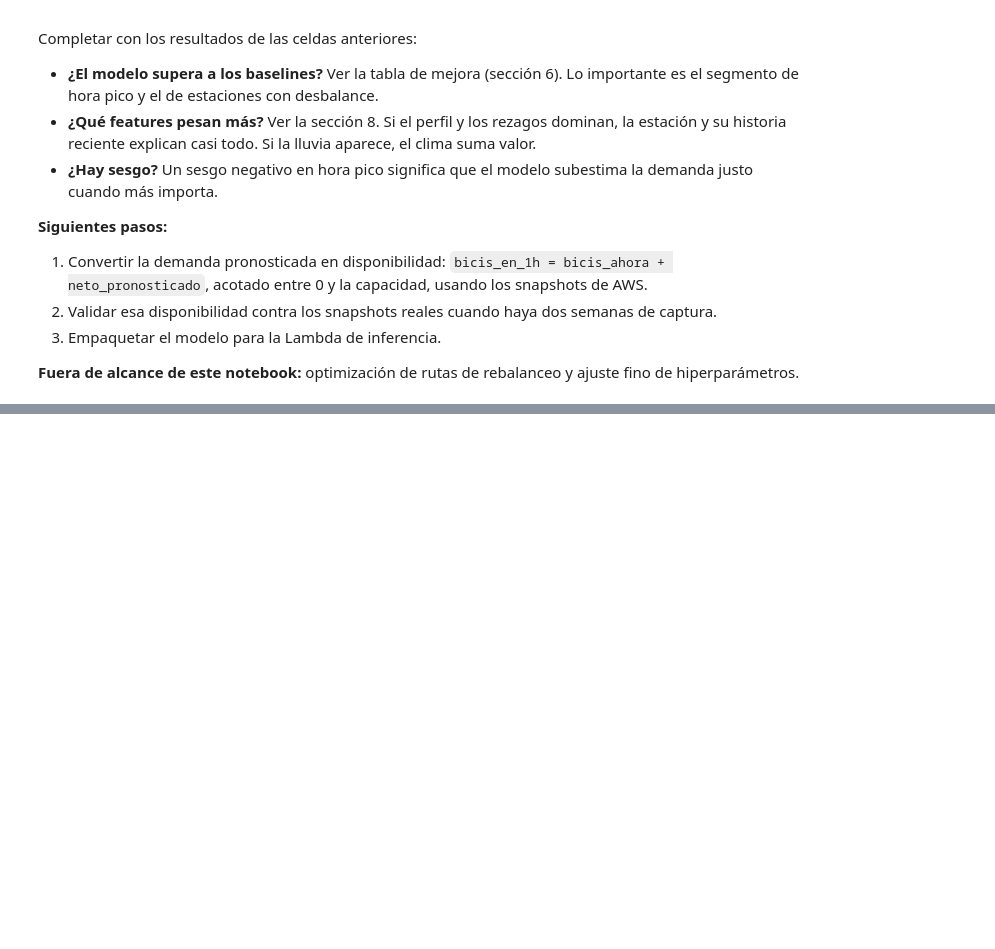
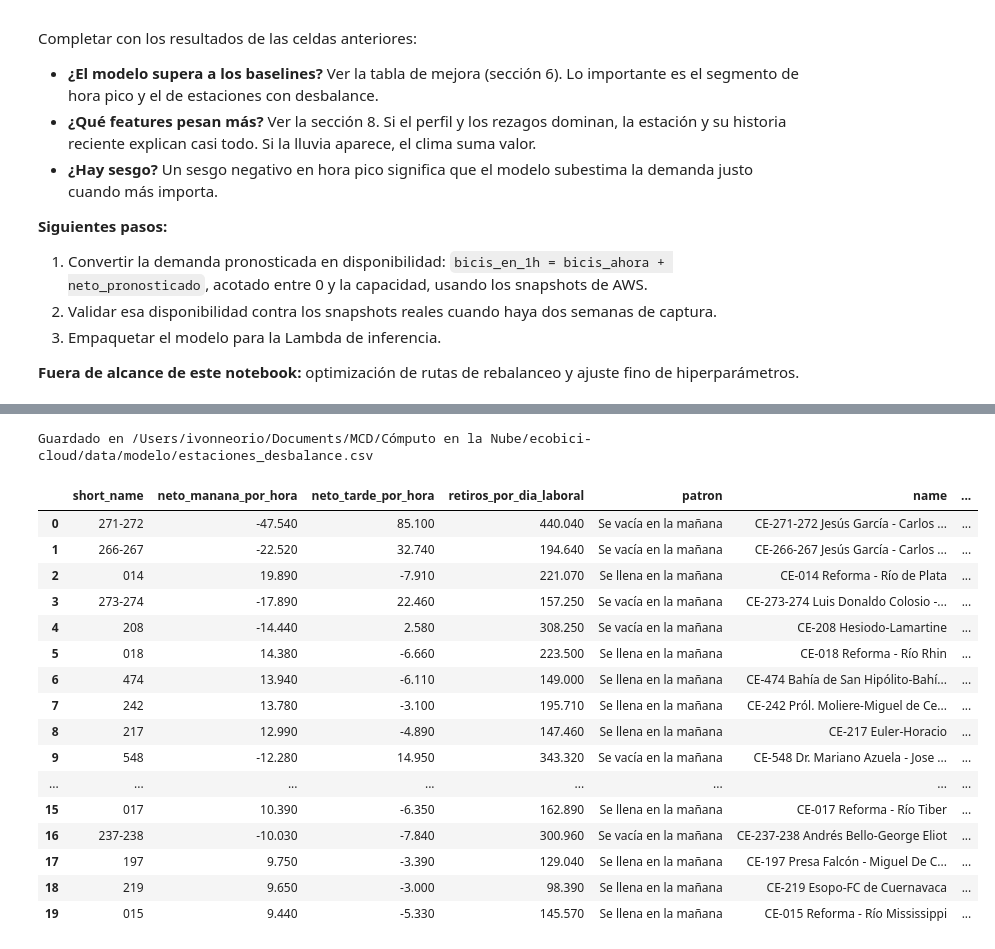
Before and after one commit to IvonneEO/ecobici-cloud, a Jupyter notebook: notebooks/02_modelo_demanda.ipynb, the cells around one changed output, grey strips where cells are left out. Cells and saved outputs as stored; diff of their text form; code cells hidden in the pictures; blank space fills up the shorter version.

```diff
--- a/notebooks/02_modelo_demanda.ipynb
+++ b/notebooks/02_modelo_demanda.ipynb
@@ -221,0 +292,43 @@ Completar con los resultados de las celdas anteriores:
+# %%
+# Tabla de estaciones con más desbalance para el perfil funcional (sin datos personales)
+cat_files = sorted((ROOT / "data" / "silver" / "dim_station").rglob("*.parquet"))
+cat = pd.read_parquet(cat_files[-1])[["short_name", "name", "lat", "lon", "capacity"]]
+
+lab = train[train["dia_laboral"]]
+neto_manana = lab[lab["hora"].between(6, 10)].groupby("station")["neto"].mean().rename("neto_manana_por_hora")
+neto_tarde = lab[lab["hora"].between(16, 20)].groupby("station")["neto"].mean().rename("neto_tarde_por_hora")
+retiros_dia = (lab.groupby(["station", lab["ts_hour"].dt.date])["retiros"].sum()
+                  .groupby("station").mean().rename("retiros_por_dia_laboral"))
+
+t = pd.concat([neto_manana, neto_tarde, retiros_dia], axis=1)
+t["patron"] = np.where(t["neto_manana_por_hora"] < 0, "Se vacía en la mañana", "Se llena en la mañana")
+top = (t.reindex(t["neto_manana_por_hora"].abs().sort_values(ascending=False).index).head(20)
+         .reset_index().rename(columns={"station": "short_name"})
+         .merge(cat, on="short_name", how="left"))
+top["mapa"] = "https://www.google.com/maps?q=" + top["lat"].astype(str) + "," + top["lon"].astype(str)
+for col in ["colonia", "que_hay_cerca", "hipotesis"]:
+    top[col] = ""
+
+top = top.round(2)
+top.to_csv(OUT / "estaciones_desbalance.csv", index=False)
+print(f"Guardado en {OUT / 'estaciones_desbalance.csv'}")
+top
+# %% [output]
+Guardado en /Users/ivonneorio/Documents/MCD/Cómputo en la Nube/ecobici-cloud/data/modelo/estaciones_desbalance.csv
+|  | short_name | neto_manana_por_hora | neto_tarde_por_hora | retiros_por_dia_laboral | patron | name | ... |
+| 0 | 271-272 | -47.540 | 85.100 | 440.040 | Se vacía en la mañana | CE-271-272 Jesús García - Carlos ... | ... |
+| 1 | 266-267 | -22.520 | 32.740 | 194.640 | Se vacía en la mañana | CE-266-267 Jesús García - Carlos ... | ... |
+| 2 | 014 | 19.890 | -7.910 | 221.070 | Se llena en la mañana | CE-014 Reforma - Río de Plata | ... |
+| 3 | 273-274 | -17.890 | 22.460 | 157.250 | Se vacía en la mañana | CE-273-274 Luis Donaldo Colosio -... | ... |
+| 4 | 208 | -14.440 | 2.580 | 308.250 | Se vacía en la mañana | CE-208 Hesiodo-Lamartine | ... |
+| 5 | 018 | 14.380 | -6.660 | 223.500 | Se llena en la mañana | CE-018 Reforma - Río Rhin | ... |
+| 6 | 474 | 13.940 | -6.110 | 149.000 | Se llena en la mañana | CE-474 Bahía de San Hipólito-Bahí... | ... |
+| 7 | 242 | 13.780 | -3.100 | 195.710 | Se llena en la mañana | CE-242 Pról. Moliere-Miguel de Ce... | ... |
+| 8 | 217 | 12.990 | -4.890 | 147.460 | Se llena en la mañana | CE-217 Euler-Horacio | ... |
+| 9 | 548 | -12.280 | 14.950 | 343.320 | Se vacía en la mañana | CE-548 Dr. Mariano Azuela - Jose ... | ... |
+| ... | ... | ... | ... | ... | ... | ... | ... |
+| 15 | 017 | 10.390 | -6.350 | 162.890 | Se llena en la mañana | CE-017 Reforma - Río Tiber | ... |
+| 16 | 237-238 | -10.030 | -7.840 | 300.960 | Se vacía en la mañana | CE-237-238 Andrés Bello-George Eliot | ... |
+| 17 | 197 | 9.750 | -3.390 | 129.040 | Se llena en la mañana | CE-197 Presa Falcón - Miguel De C... | ... |
+| 18 | 219 | 9.650 | -3.000 | 98.390 | Se llena en la mañana | CE-219 Esopo-FC de Cuernavaca | ... |
+| 19 | 015 | 9.440 | -5.330 | 145.570 | Se llena en la mañana | CE-015 Reforma - Río Mississippi | ... |
```
Also changed, not shown: parts of 13 cells of this notebook, 7 other files.
